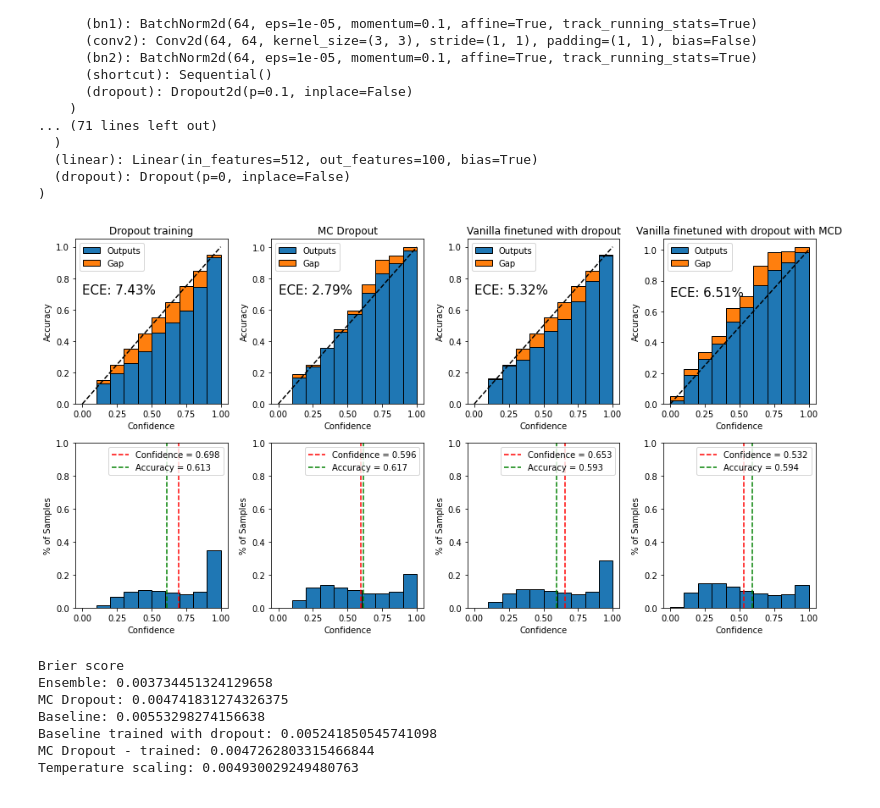
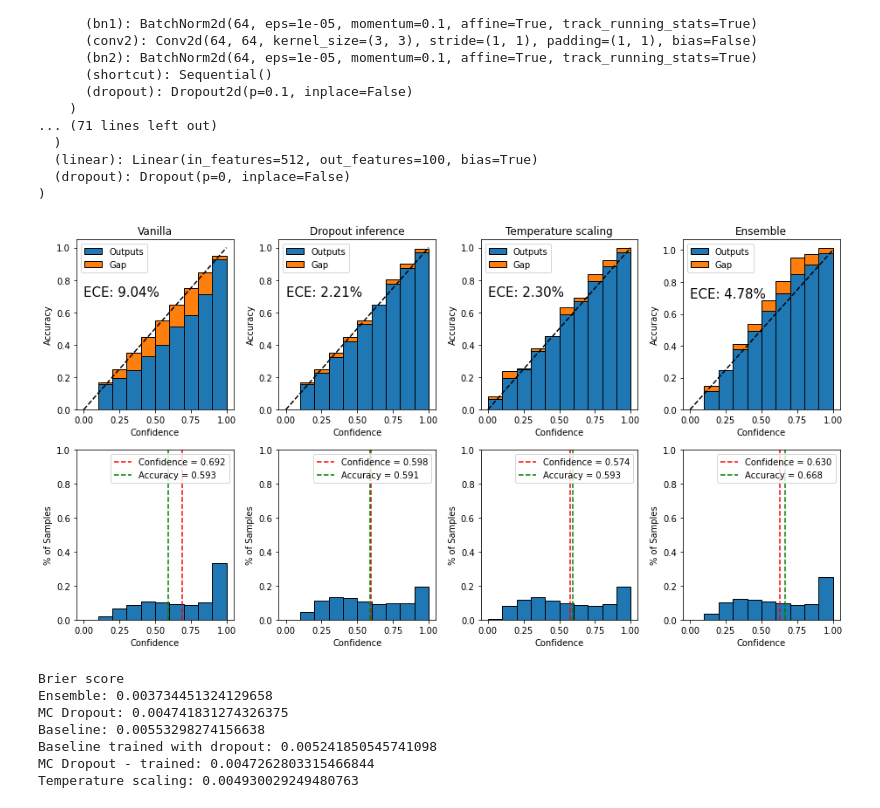
Before and after one commit to vlasakjiri/uncertainty-estimations, a Jupyter notebook: classification-cifar.ipynb, the cells around one changed output. Drawn from its saved outputs; the diff is of its cells as text; code cells hidden in the pictures.

Commit message:
Fixed cifar100 mobilenetv2 ensemble calibration graph

```diff
--- a/classification-cifar.ipynb
+++ b/classification-cifar.ipynb
@@ -149,6 +153,20 @@ model.dropout = torch.nn.Dropout(p=0)
 # model_dropout = torch.load("models/cifar100_resnet18_0.2dropout_all")
 # utils.mc_dropout.set_dropout_p(model_dropout, model_dropout, .15)
 # model_dropout.dropout = torch.nn.Dropout(p=0)
+# %%
+from torchensemble.utils import io
+model = models.mobilenet_v2.MobileNetV2(
+    num_classes=100, stem_stride=1).to(device)
+ensemble = VotingClassifier(estimator=model, n_estimators=5)
+io.load(ensemble, save_dir="checkpoints")
+# state = torch.load("checkpoints/VotingClassifier_MobileNetV2_5_ckpt.pth")
+# n_estimators = state["n_estimators"]
+# model_params = state["model"]
+
+# # Pre-allocate and load all base estimators
+# for _ in range(n_estimators):
+#     ensemble.estimators_.append(ensemble._make_estimator())
+# ensemble.load_state_dict(model_params)
 # %%
 model = torch.load("checkpoints/cifar100_mobilenetv2.pt")
 model_dropout = torch.load("checkpoints/cifar100_mobilenetv2_dropout0.1.pt")
@@ -342,30 +360,30 @@ ResNetDropout(
 # %%
 dropout_finetuned_max_probs = progress_model_finetuned.dropout_outputs.max(axis=-1)
 dropout_max_probs = progress_model.dropout_outputs.max(axis=-1)
 trained_dropout_max_probs = progress_model_dropout.dropout_outputs.max(axis=-1)
 # dropout_scaled_max_probs = progress_scaled_model_dropout.dropout_outputs.max(axis=-1)
 
 
 ensemble_max_probs = progress_ensemble.logits.max(axis=1)
 utils.visualisations.calibration_graph([
-        # ("Vanilla", progress_model.max_probs, np.argsort(progress_model.max_probs), progress_model.predictions),
-        # ("Dropout inference", dropout_max_probs, np.argsort(dropout_max_probs), progress_model.dropout_predictions),
-        # ("Temperature scaling", progress_scaled_model.max_probs, np.argsort(progress_scaled_model.max_probs), progress_scaled_model.predictions),
-        # ("Ensemble", ensemble_max_probs, np.argsort(ensemble_max_probs), progress_ensemble.predictions),
+        ("Vanilla", progress_model.max_probs, np.argsort(progress_model.max_probs), progress_model.predictions),
+        ("Dropout inference", dropout_max_probs, np.argsort(dropout_max_probs), progress_model.dropout_predictions),
+        ("Temperature scaling", progress_scaled_model.max_probs, np.argsort(progress_scaled_model.max_probs), progress_scaled_model.predictions),
+        ("Ensemble", ensemble_max_probs, np.argsort(ensemble_max_probs), progress_ensemble.predictions),
 
-        ("Dropout training", progress_model_dropout.max_probs, np.argsort(progress_model.max_probs), progress_model_dropout.predictions),
-        ("MC Dropout", trained_dropout_max_probs, np.argsort(trained_dropout_max_probs), progress_model_dropout.dropout_predictions),
+        # ("Dropout training", progress_model_dropout.max_probs, np.argsort(progress_model.max_probs), progress_model_dropout.predictions),
+        # ("MC Dropout", trained_dropout_max_probs, np.argsort(trained_dropout_max_probs), progress_model_dropout.dropout_predictions),
 
-        ("Vanilla finetuned with dropout", progress_model_finetuned.max_probs, np.argsort(progress_model_finetuned.max_probs), progress_model_finetuned.predictions),
-        ("Vanilla finetuned with dropout with MCD", dropout_finetuned_max_probs, np.argsort(dropout_finetuned_max_probs), progress_model_finetuned.dropout_predictions),
+        # ("Vanilla finetuned with dropout", progress_model_finetuned.max_probs, np.argsort(progress_model_finetuned.max_probs), progress_model_finetuned.predictions),
+        # ("Vanilla finetuned with dropout with MCD", dropout_finetuned_max_probs, np.argsort(dropout_finetuned_max_probs), progress_model_finetuned.dropout_predictions),
     ],
     progress_model.labels,
     figsize=(13,7)
     )
 
-plt.savefig("figures/cifar100-mobilenetv2-calibration2.pdf")
+plt.savefig("figures/cifar100-mobilenetv2-calibration1.pdf")
 # %% [output]
-[figure, old version]
+[figure, new version]
 # %%
 y_true = nn.functional.one_hot(torch.tensor(progress_model.labels.astype("long")))
 
```
Also changed, not shown: parts of 4 cells of this notebook, 2 other files.
